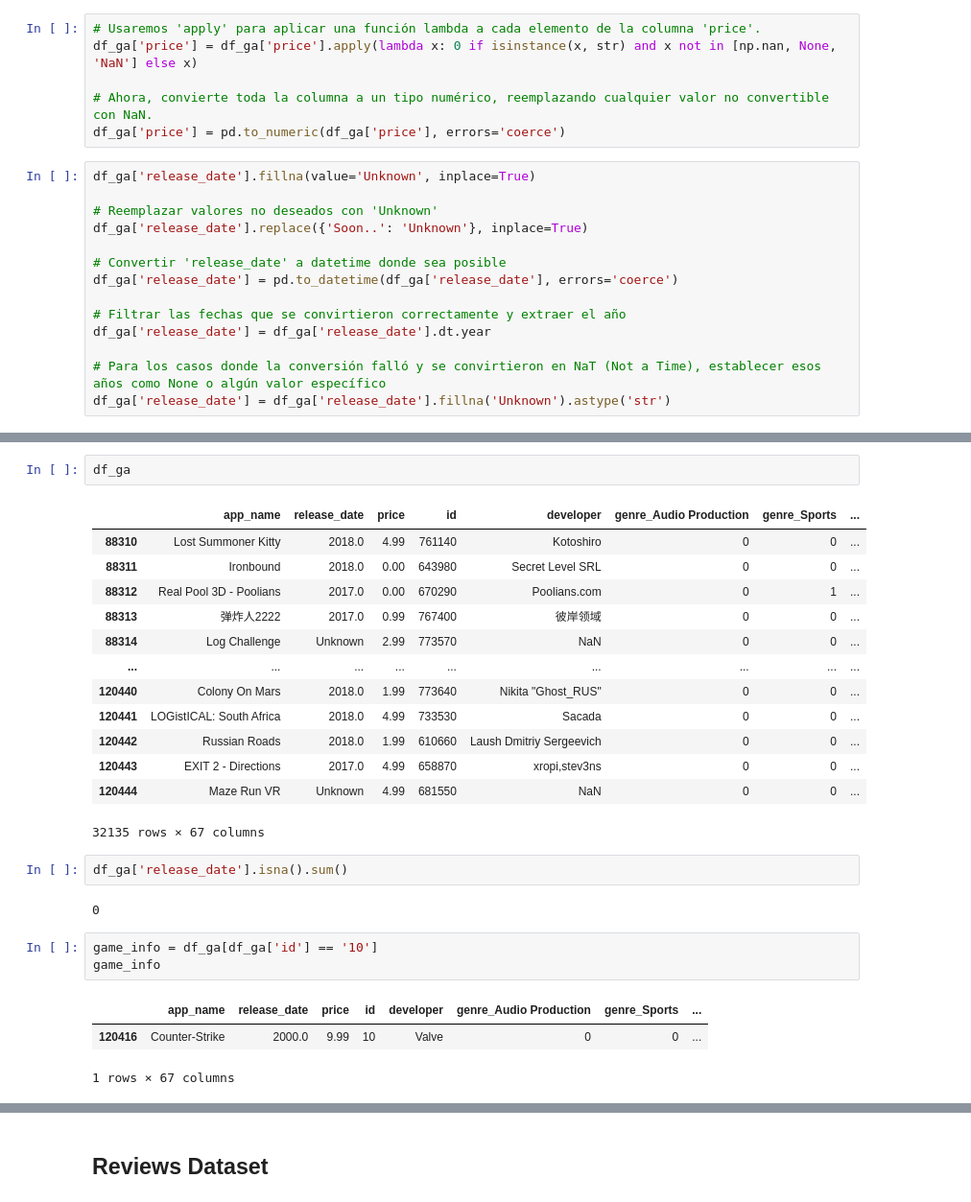
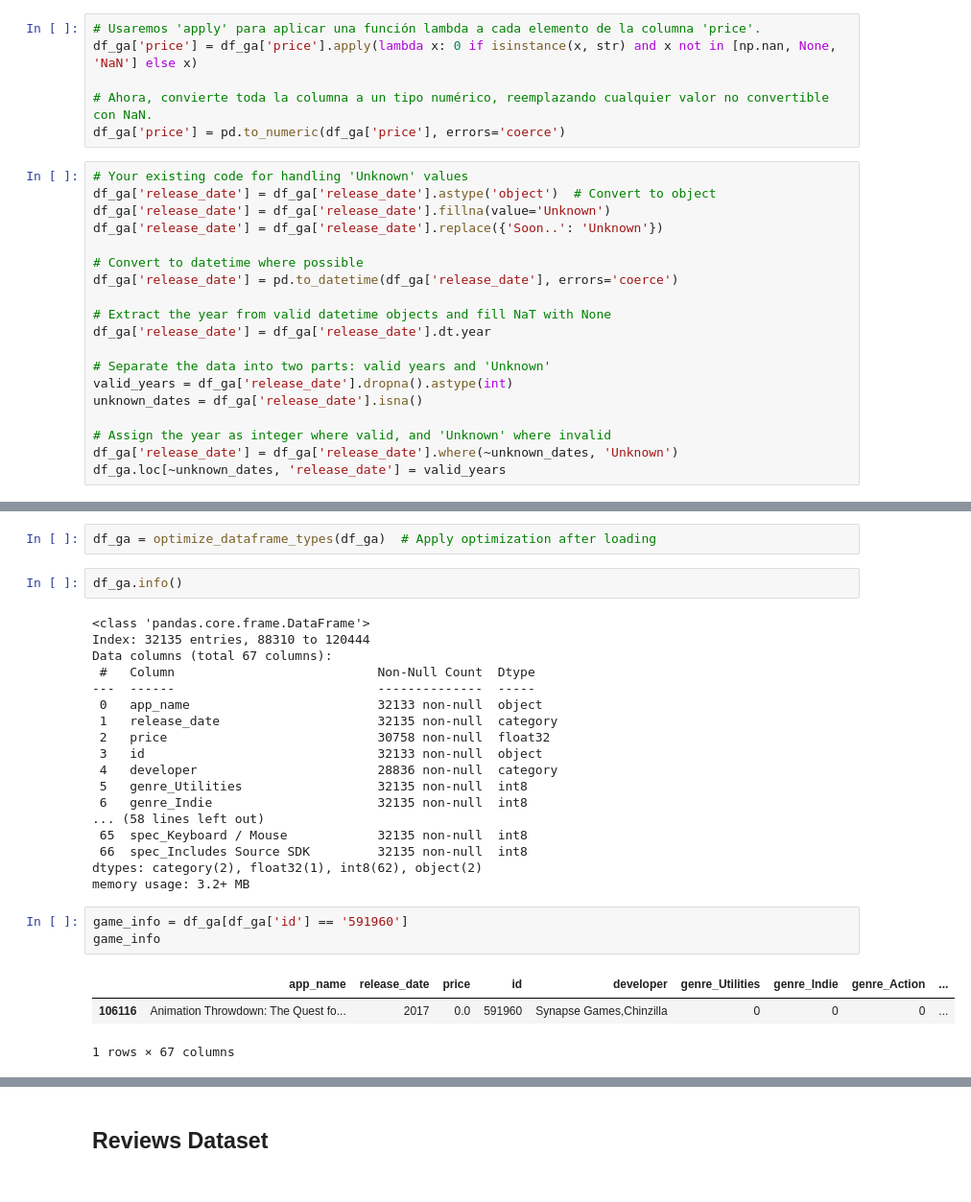
Before and after one commit to fcuerdo/Project1-Henry, a Jupyter notebook: Data Engineering.ipynb, the cells around one changed output, grey strips where cells are left out. Shown at 96% size. Saved outputs shown, nothing was run; the diff lists cells and outputs as text.

```diff
--- a/Data Engineering.ipynb
+++ b/Data Engineering.ipynb
@@ -70,20 +86,25 @@ df_ga['price'] = df_ga['price'].apply(lambda x: 0 if isinstance(x, str) and x no
 
 # Ahora, convierte toda la columna a un tipo numérico, reemplazando cualquier valor no convertible con NaN.
 df_ga['price'] = pd.to_numeric(df_ga['price'], errors='coerce')
-# %%
-df_ga['release_date'].fillna(value='Unknown', inplace=True)
-
-# Reemplazar valores no deseados con 'Unknown'
-df_ga['release_date'].replace({'Soon..': 'Unknown'}, inplace=True)
-
-# Convertir 'release_date' a datetime donde sea posible
-df_ga['release_date'] = pd.to_datetime(df_ga['release_date'], errors='coerce')
-
-# Filtrar las fechas que se convirtieron correctamente y extraer el año
-df_ga['release_date'] = df_ga['release_date'].dt.year
-
-# Para los casos donde la conversión falló y se convirtieron en NaT (Not a Time), establecer esos años como None o algún valor específico
-df_ga['release_date'] = df_ga['release_date'].fillna('Unknown').astype('str')
+# %%
+# Your existing code for handling 'Unknown' values
+df_ga['release_date'] = df_ga['release_date'].astype('object')  # Convert to object
+df_ga['release_date'] = df_ga['release_date'].fillna(value='Unknown')
+df_ga['release_date'] = df_ga['release_date'].replace({'Soon..': 'Unknown'})
+
+# Convert to datetime where possible
+df_ga['release_date'] = pd.to_datetime(df_ga['release_date'], errors='coerce')
+
+# Extract the year from valid datetime objects and fill NaT with None
+df_ga['release_date'] = df_ga['release_date'].dt.year
+
+# Separate the data into two parts: valid years and 'Unknown'
+valid_years = df_ga['release_date'].dropna().astype(int)
+unknown_dates = df_ga['release_date'].isna()
+
+# Assign the year as integer where valid, and 'Unknown' where invalid
+df_ga['release_date'] = df_ga['release_date'].where(~unknown_dates, 'Unknown')
+df_ga.loc[~unknown_dates, 'release_date'] = valid_years
 # %%
 df_ga.head()
 # %% [output]
@@ -143,28 +164,30 @@ df_ga.head()
 5 rows × 67 columns
+# %%
+df_ga = optimize_dataframe_types(df_ga)  # Apply optimization after loading
 # %%
-df_ga
+df_ga.info()
 # %% [output]
-|  | app_name | release_date | price | id | developer | genre_Audio Production | genre_Sports | ... |
-| 88310 | Lost Summoner Kitty | 2018.0 | 4.99 | 761140 | Kotoshiro | 0 | 0 | ... |
-| 88311 | Ironbound | 2018.0 | 0.00 | 643980 | Secret Level SRL | 0 | 0 | ... |
-| 88312 | Real Pool 3D - Poolians | 2017.0 | 0.00 | 670290 | Poolians.com | 0 | 1 | ... |
-| 88313 | 弹炸人2222 | 2017.0 | 0.99 | 767400 | 彼岸领域 | 0 | 0 | ... |
-| 88314 | Log Challenge | Unknown | 2.99 | 773570 | NaN | 0 | 0 | ... |
-| ... | ... | ... | ... | ... | ... | ... | ... | ... |
-| 120440 | Colony On Mars | 2018.0 | 1.99 | 773640 | Nikita "Ghost_RUS" | 0 | 0 | ... |
-| 120441 | LOGistICAL: South Africa | 2018.0 | 4.99 | 733530 | Sacada | 0 | 0 | ... |
-| 120442 | Russian Roads | 2018.0 | 1.99 | 610660 | Laush Dmitriy Sergeevich | 0 | 0 | ... |
-| 120443 | EXIT 2 - Directions | 2017.0 | 4.99 | 658870 | xropi,stev3ns | 0 | 0 | ... |
-| 120444 | Maze Run VR | Unknown | 4.99 | 681550 | NaN | 0 | 0 | ... |
-32135 rows × 67 columns
+<class 'pandas.core.frame.DataFrame'>
+Index: 32135 entries, 88310 to 120444
+Data columns (total 67 columns):
+ #   Column                           Non-Null Count  Dtype
+---  ------                           --------------  -----
+ 0   app_name                         32133 non-null  object
+ 1   release_date                     32135 non-null  category
+ 2   price                            30758 non-null  float32
+ 3   id                               32133 non-null  object
+ 4   developer                        28836 non-null  category
+ 5   genre_Utilities                  32135 non-null  int8
+ 6   genre_Indie                      32135 non-null  int8
+... (58 lines left out)
+ 65  spec_Keyboard / Mouse            32135 non-null  int8
+ 66  spec_Includes Source SDK         32135 non-null  int8
+dtypes: category(2), float32(1), int8(62), object(2)
+memory usage: 3.2+ MB
-# %%
-df_ga['release_date'].isna().sum()
-# %% [output]
-0
 # %%
-game_info = df_ga[df_ga['id'] == '10']
+game_info = df_ga[df_ga['id'] == '591960']
 game_info
 # %% [output]
-|  | app_name | release_date | price | id | developer | genre_Audio Production | genre_Sports | ... |
-| 120416 | Counter-Strike | 2000.0 | 9.99 | 10 | Valve | 0 | 0 | ... |
+|  | app_name | release_date | price | id | developer | genre_Utilities | genre_Indie | genre_Action | ... |
+| 106116 | Animation Throwdown: The Quest fo... | 2017 | 0.0 | 591960 | Synapse Games,Chinzilla | 0 | 0 | 0 | ... |
 1 rows × 67 columns
```
Also changed, not shown: parts of 13 cells of this notebook, 11 other files.
